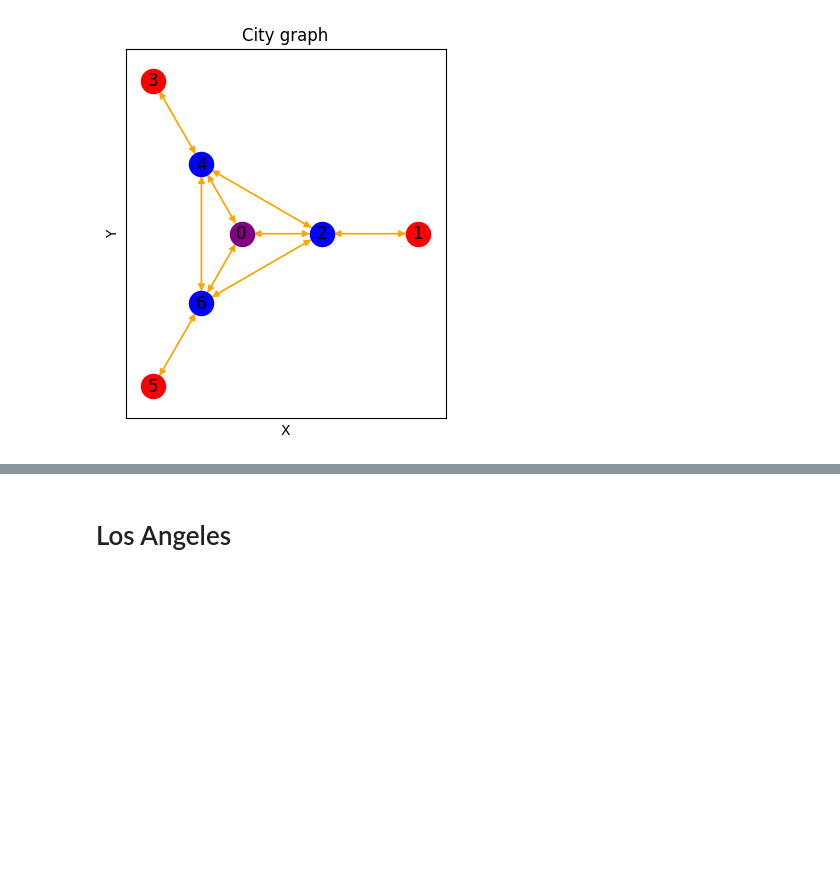
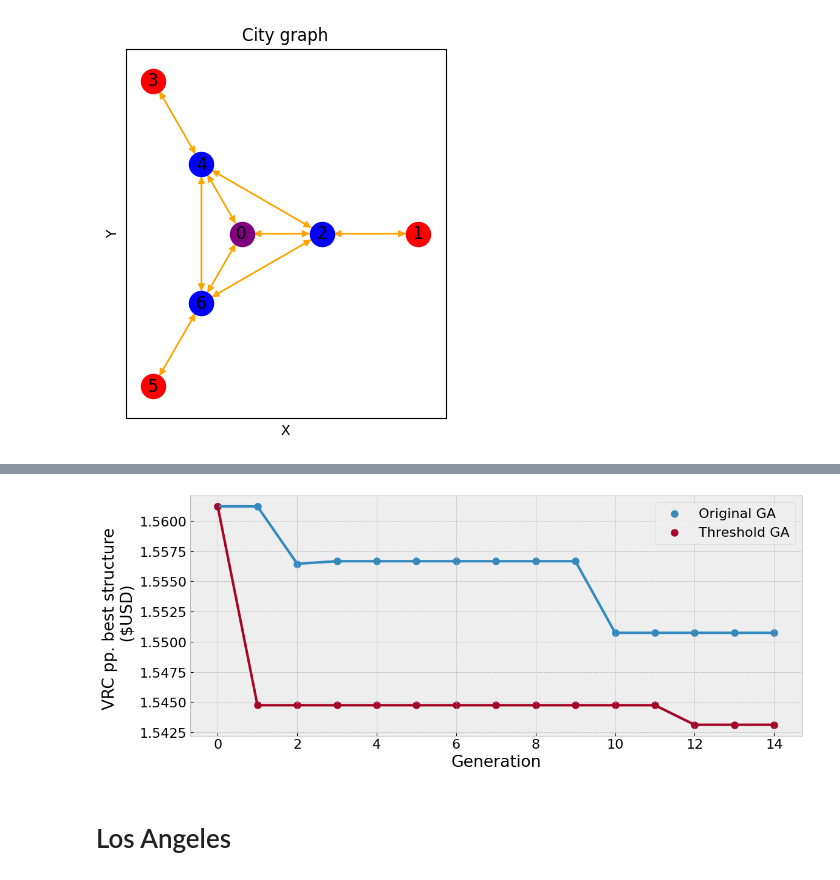
Before and after one commit to valeegomex/Genetic-algorithm-parametric-city, a Jupyter notebook: Real_cities/Real cities examples.ipynb, the cells around one changed output, grey strips where cells are left out. Cells and saved outputs as stored; diff of their text form; code cells hidden in the pictures; blank space fills up the shorter version.

```diff
--- a/Real_cities/Real cities examples.ipynb
+++ b/Real_cities/Real cities examples.ipynb
@@ -183,3 +270,25 @@ graph_obj.plot("Bordeaux_PC.png")
+# %%
+Y = int(250000)
+min_o = [390302, 390301, 389114, 389168, 389168, 389168, 389168, 389168, 389168, 389168, 387686, 387686, 387686, 387686, 387686]
+min_u = [390302, 386188, 386188, 386188, 386188, 386188, 386188, 386188, 386188, 386188, 386188, 386188, 385783, 385783, 385783, 385783]
+
+min_o = [i/Y for i in min_o]
+min_u = [i/Y for i in min_u]
+
+n_gen = 15
+fig, ax = plt.subplots(figsize=(12,5))
+title = 'Genetic algorithm evolution in Bordeaux city'
+x =  np.arange(0, n_gen, 1)
+ax.plot(x, min_o[:n_gen], linewidth=3)
+ax.scatter(x, min_o[:n_gen], label='Original GA', linewidth=3)
+ax.plot(x, min_u[:n_gen], linewidth=3)
+ax.scatter(x, min_u[:n_gen], label='Threshold GA', linewidth=3)
+ax.legend()
+ax.set(xlabel='Generation', ylabel=f'VRC pp. best structure \n ($USD)')
+plt.tight_layout()
+plt.savefig('GABordeaux.png', dpi=400)
+# %% [output]
+[figure, added]
 # %% [markdown]
 # Los Angeles
 # %%
```
Also changed, not shown: parts of 11 cells of this notebook, 9 other files.
